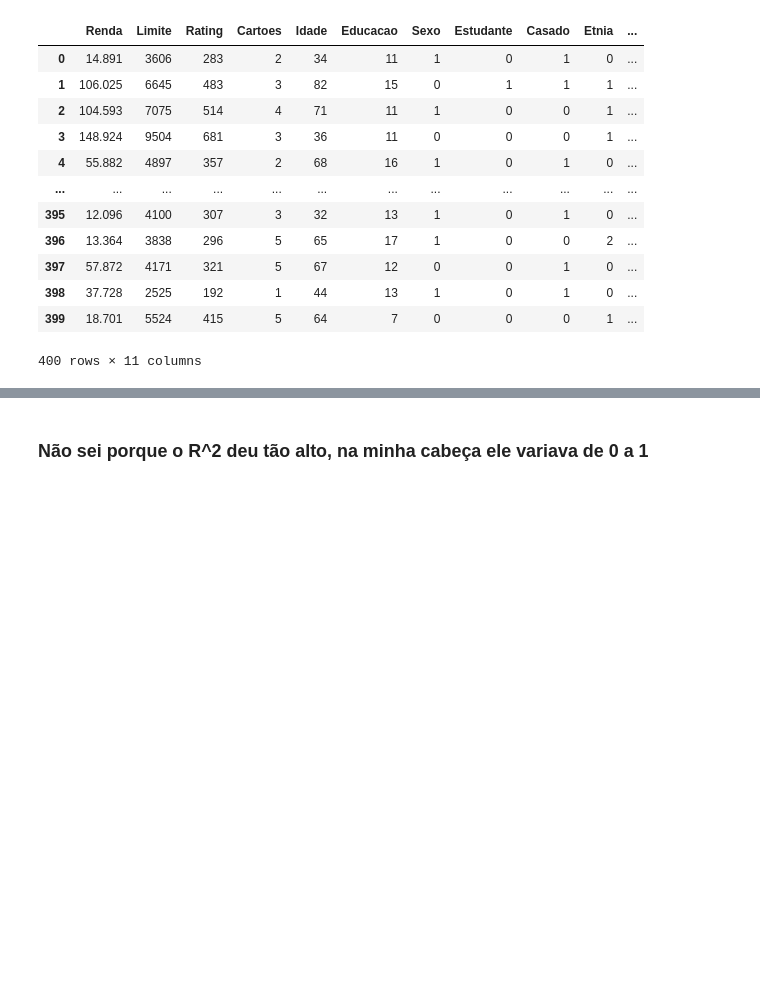
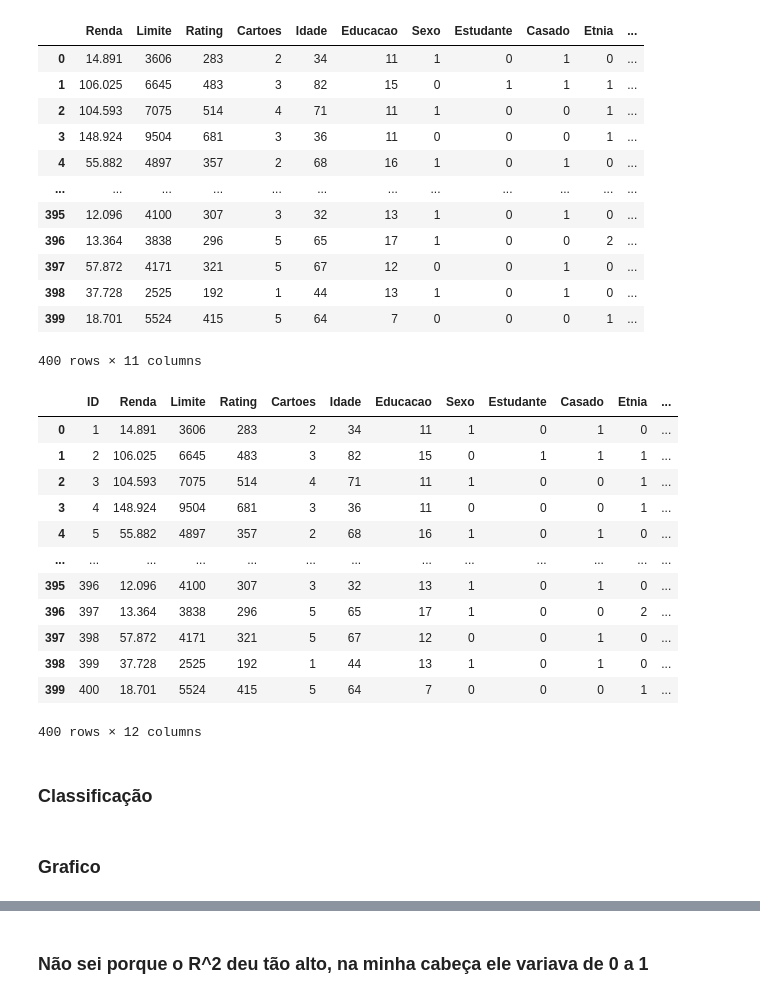
Before and after one commit to FilipeSCampos/MachineLearningET, a Jupyter notebook: Estrutura de dados (1).ipynb, the cells around one changed output, grey strips where cells are left out. Cells and saved outputs as stored; diff of their text form; code cells hidden in the pictures; blank space fills up the shorter version.

```diff
--- a/Estrutura de dados (1).ipynb
+++ b/Estrutura de dados (1).ipynb
@@ -52,3 +53,28 @@ display(dados)
 | 398 | 37.728 | 2525 | 192 | 1 | 44 | 13 | 1 | 0 | 1 | 0 | ... |
 | 399 | 18.701 | 5524 | 415 | 5 | 64 | 7 | 0 | 0 | 0 | 1 | ... |
 400 rows × 11 columns
+# %%
+dados_classificacao = pd.read_excel('CCARDBALANCE.xlsx')
+dados_classificacao.loc[dados['Gasto Mensal'] > 0, 'Gasto Mensal'] = 'Gastou'
+dados_classificacao.loc[dados['Gasto Mensal'] == 0, 'Gasto Mensal'] = 'Não Gastou'
+dados_classificacao['Estudante'] = dados['Estudante'].replace({'Yes': 1, 'No': 0})
+dados_classificacao['Casado'] = dados['Casado'].replace({'Yes': 1, 'No': 0})
+dados_classificacao['Etnia'] = dados['Etnia'].replace({'Caucasian': 0, 'Asian': 1,'African American' : 2})
+dados_classificacao['Sexo'] = dados['Sexo'].replace({' Male':1,'Female':0})
+display(dados_classificacao)
+# %% [output]
+|  | ID | Renda | Limite | Rating | Cartoes | Idade | Educacao | Sexo | Estudante | Casado | Etnia | ... |
+| 0 | 1 | 14.891 | 3606 | 283 | 2 | 34 | 11 | 1 | 0 | 1 | 0 | ... |
+| 1 | 2 | 106.025 | 6645 | 483 | 3 | 82 | 15 | 0 | 1 | 1 | 1 | ... |
+| 2 | 3 | 104.593 | 7075 | 514 | 4 | 71 | 11 | 1 | 0 | 0 | 1 | ... |
+| 3 | 4 | 148.924 | 9504 | 681 | 3 | 36 | 11 | 0 | 0 | 0 | 1 | ... |
+| 4 | 5 | 55.882 | 4897 | 357 | 2 | 68 | 16 | 1 | 0 | 1 | 0 | ... |
+| ... | ... | ... | ... | ... | ... | ... | ... | ... | ... | ... | ... | ... |
+| 395 | 396 | 12.096 | 4100 | 307 | 3 | 32 | 13 | 1 | 0 | 1 | 0 | ... |
+| 396 | 397 | 13.364 | 3838 | 296 | 5 | 65 | 17 | 1 | 0 | 0 | 2 | ... |
+| 397 | 398 | 57.872 | 4171 | 321 | 5 | 67 | 12 | 0 | 0 | 1 | 0 | ... |
+| 398 | 399 | 37.728 | 2525 | 192 | 1 | 44 | 13 | 1 | 0 | 1 | 0 | ... |
+| 399 | 400 | 18.701 | 5524 | 415 | 5 | 64 | 7 | 0 | 0 | 0 | 1 | ... |
+400 rows × 12 columns
+# %% [markdown]
+### Classificação
@@ -54,0 +88,2 @@ display(dados)
+# %% [markdown]
+### Grafico
```
Also changed, not shown: parts of 17 cells of this notebook.
